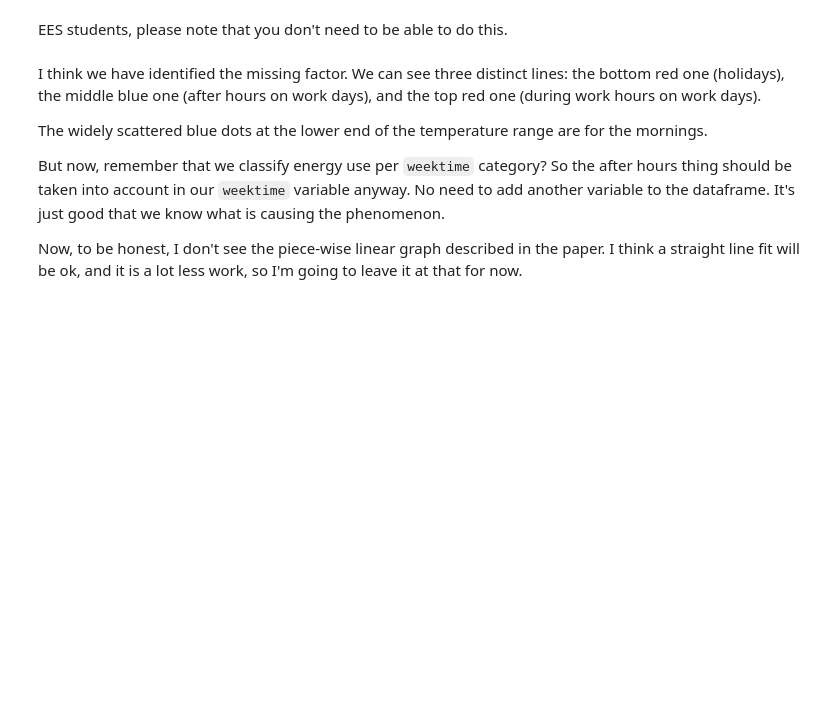
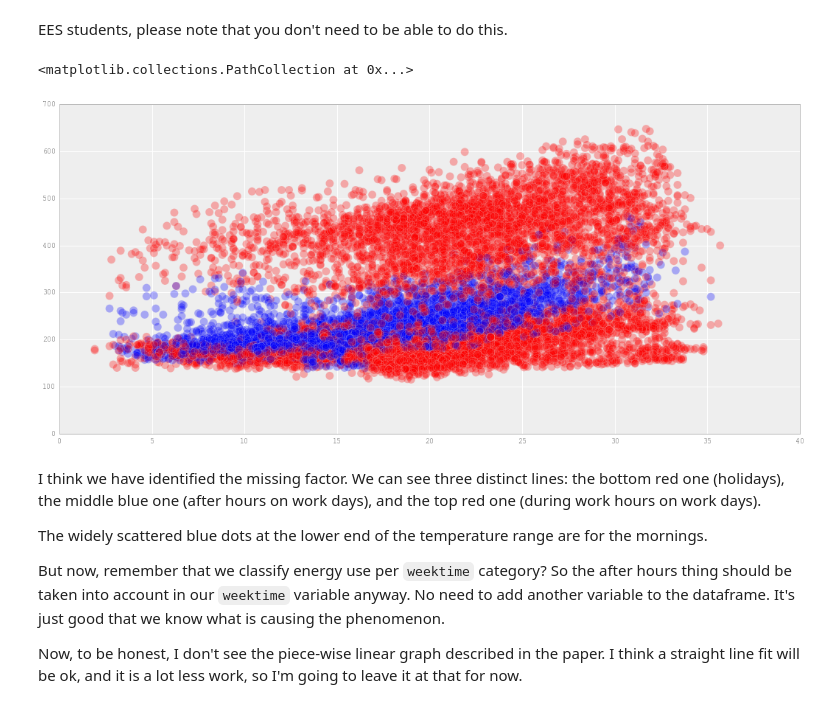
Before and after one commit to hermanc1/Load-Forecasting_SemT2_public, a Jupyter notebook: Load Forecasting_SemT2.ipynb, the cells around one changed output. Cells and saved outputs as stored; diff of their text form; code cells hidden in the pictures; blank space fills up the shorter version.

```diff
--- a/Load Forecasting_SemT2.ipynb
+++ b/Load Forecasting_SemT2.ipynb
@@ -368,6 +545,7 @@ Finally we get to the real example. But before we do, note that this method is t
 
 In this example, we have the building energy use and temperature data for a given building for 2015. We want to create a load forecasting model so that we can forecast the 2015 energy use, given that we already have 2015's temperature data as well. We actually have the 2015 energy use data as well, but we'll use that at the end to check our forecast accuracy.
 # %%
-building2014=pd.read_csv('building2014.csv',sep='\;',index_col=0,parse_dates=True)
+from patsy import dmatrices
+building2014=pd.read_csv('building2014.csv',sep='\;',index_col=0,parse_dates=True,engine='python')
 building2014.index.names=['Date_Time']
 building2014
@@ -416,14 +647,11 @@ Note that this *may* not be problem in other programming languages, but for `Pyt
 # %%
-building2014['prediction']='' #create a blank column
-k=0 #this is the counter for the forecast variable. It doesn't increment if there is no temperature data
-    #for that time point.
 for i in range (0,np.size(building2014.Temp)):
     if pd.notnull(building2014.Temp[i]) and k<np.size(energy_prediction): #if there is a Temperature reading for that time period, then...
         #Note that there is a bit of a hack in the line above, since it bombs out if I dont add the k<... condition.
-        building2014.prediction[i]=energy_prediction[k] #allocate the right forecast point to that time period
+        building2014.ix[i,'prediction']=energy_prediction[k] #allocate the right forecast point to that time period
         k+=1 #increment forecast counter
     else:
-        building2014.prediction[i]=np.NaN #Skip that time period, write NaN.
+        building2014.ix[i,'prediction']=np.NaN #Skip that time period, write NaN.
 # %% [markdown]
 Let's plot a random section of the two, to compare them to one another:
 # %%
@@ -487,9 +723,10 @@ There is probably a more elegant way to do this in `Python`, but here goes... Th
 import datetime as dt
 workdayslist = pd.DataFrame(index=workdays_calendar).index.to_series().apply(lambda x: dt.datetime.strftime(x,'%m-%d-%Y')).tolist()
 building2014['holiday']=0
+
 for i in range(0,np.size(building2014.holiday)):
     if not(building2014.index[i].date().strftime('%m-%d-%Y') in workdayslist):
-            building2014.holiday[i]=1
+            building2014.ix[i,'holiday']=1
 # %% [markdown]
 To see if it worked, let's do a scatterplot of holidays vs workdays:
 # %%
@@ -510,12 +752,15 @@ EES students, please note that you don't need to be able to do this.
 # %%
 building2014['afterhours']=0
 for i in range(0,np.size(building2014.afterhours)):
     if ((building2014.index[i]>pd.to_datetime([building2014.index[i].strftime('%Y')+'-'+building2014.index[i].strftime('%m')+'-'+building2014.index[i].strftime('%d')+ ' 16:30:00'])
         or building2014.index[i]<pd.to_datetime([building2014.index[i].strftime('%Y')+'-'+building2014.index[i].strftime('%m')+'-'+building2014.index[i].strftime('%d')+ ' 07:30:00']))
-        and building2014.holiday[i]==0):
-            building2014.afterhours[i]=1
+        and building2014.ix[i,'holiday']==0):
+            building2014.ix[i,'afterhours']=1
 colors=np.where(building2014.afterhours>0,'b','r')
 plt.scatter(building2014.Temp,building2014.kW, s=120, c=colors,alpha=0.3)
+# %% [output]
+<matplotlib.collections.PathCollection at 0x...>
+[figure, added]
 # %% [markdown]
 I think we have identified the missing factor. We can see three distinct lines: the bottom red one (holidays), the middle blue one (after hours on work days), and the top red one (during work hours on work days).
 
```
Also changed, not shown: parts of 48 cells of this notebook.
